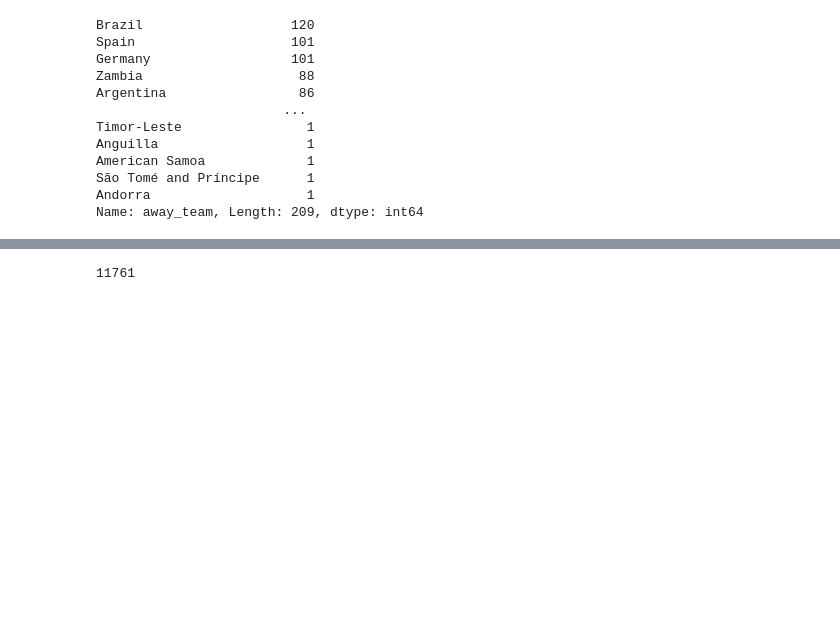
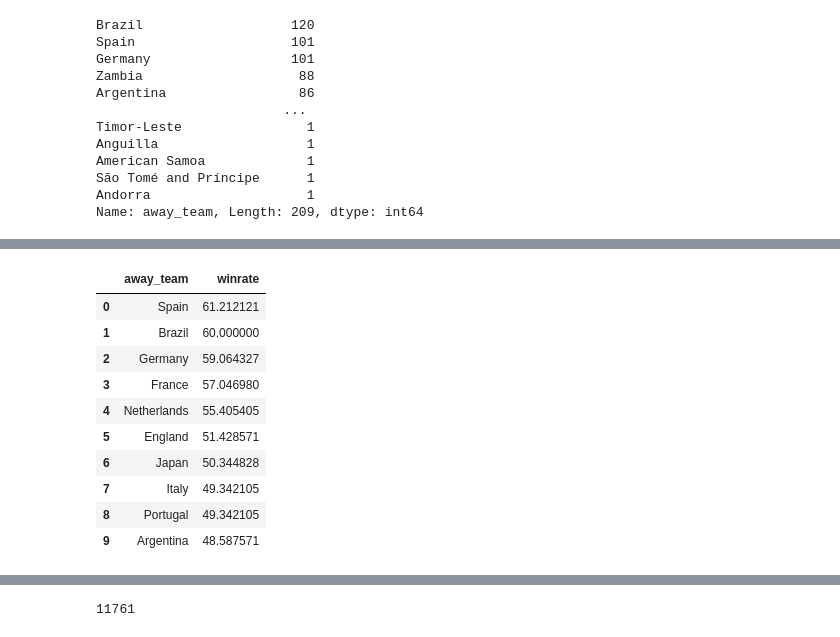
Before and after one commit to Hxu1203/Team-ds, a Jupyter notebook: Hxu-folder/Sport project.ipynb, the cells around one changed output, grey strips where cells are left out. Cells and saved outputs as stored; diff of their text form; code cells hidden in the pictures; blank space fills up the shorter version.

```diff
--- a/Hxu-folder/Sport project.ipynb
+++ b/Hxu-folder/Sport project.ipynb
@@ -89,0 +128,21 @@ Name: away_team, Length: 209, dtype: int64
+# %%
+away_winrate = (most_win_away_team/away_team)*100
+away_winrate_sort = away_winrate.sort_values(ascending=False).head(10)
+away_winrate_df = pd.DataFrame(away_winrate_sort)
+away_winrate_df = away_winrate_df.reset_index()
+away_winrate_df = away_winrate_df.rename(columns={'index':'away_team',0:'winrate'})
+
+away_winrate_df = away_winrate_df.head(10)
+away_winrate_df
+# %% [output]
+|  | away_team | winrate |
+| 0 | Spain | 61.212121 |
+| 1 | Brazil | 60.000000 |
+| 2 | Germany | 59.064327 |
+| 3 | France | 57.046980 |
+| 4 | Netherlands | 55.405405 |
+| 5 | England | 51.428571 |
+| 6 | Japan | 50.344828 |
+| 7 | Italy | 49.342105 |
+| 8 | Portugal | 49.342105 |
+| 9 | Argentina | 48.587571 |
```
Also changed, not shown: parts of 10 cells of this notebook.
